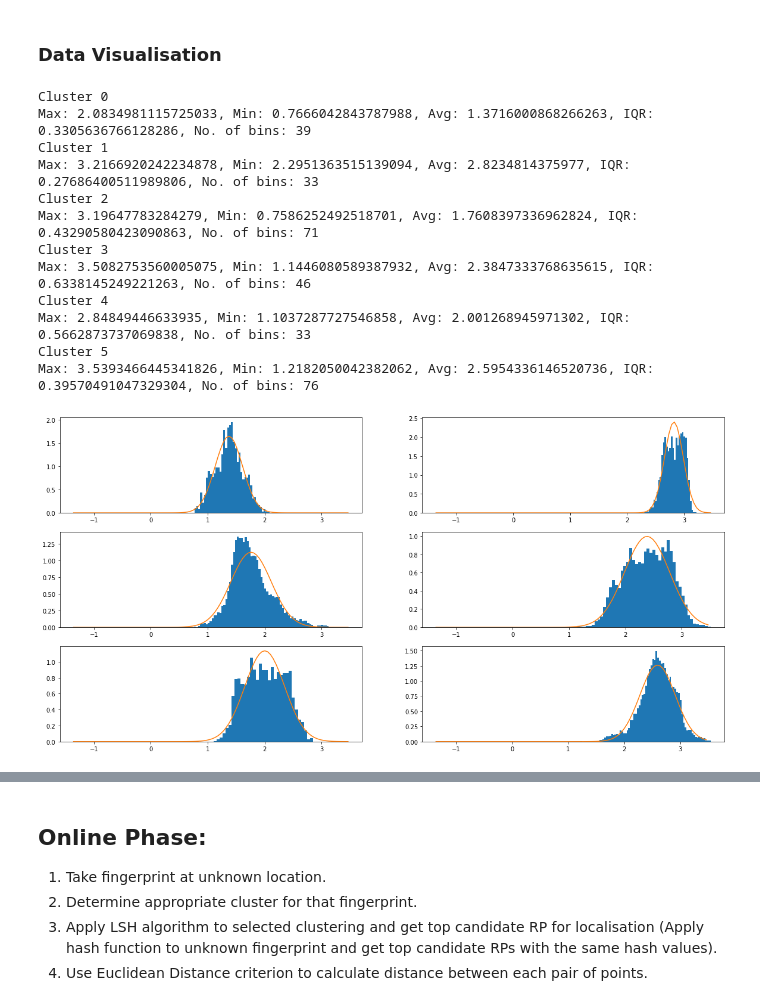
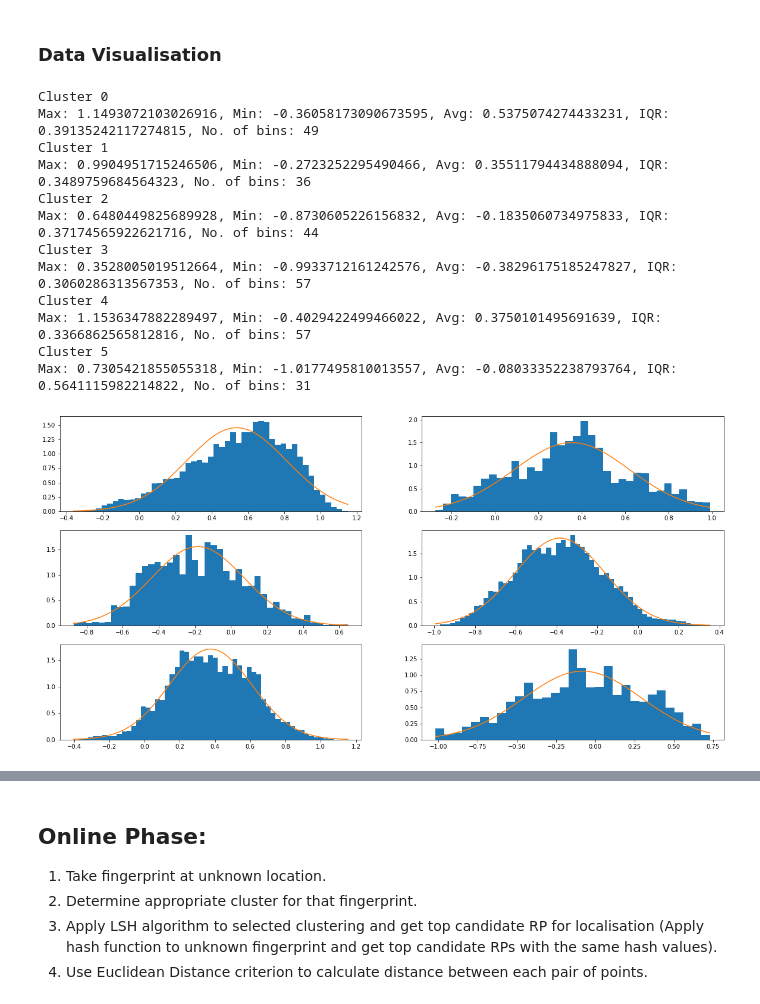
Before and after one commit to jinyangp/dso_localisation, a Jupyter notebook: wknn/model_wknn.ipynb, the cells around one changed output, grey strips where cells are left out. Drawn from its saved outputs; the diff is of its cells as text; code cells hidden in the pictures.

```diff
--- a/wknn/model_wknn.ipynb
+++ b/wknn/model_wknn.ipynb
@@ -269,7 +271,7 @@ for i in range(len(X_train)):
     processed_fp = {}
     processed_fp['coords_idx'] = y_train[i]
     processed_fp['cluster_no'] = label_arr[i]
-    processed_fp['fp'] = reduced_dims_features[i]
+    processed_fp['fp'] = X_train[i]
     processed_fp_db.append(processed_fp)
 
 print(len(processed_fp_db), processed_fp_db[0])
@@ -319,40 +321,41 @@ for i in range(3):
 
         # Determine the elements from each cluster
         print(f'Cluster {i + j}')
         cluster_rps = [rp for rp in processed_fp_db if rp['cluster_no'] == (i + j)]
 
         # Get distribution of scalar quantities for each poimt
         num_features = len(cluster_rps)
         scalar_res = np.zeros(shape = (num_features, 1), dtype = np.float64)
 
         for k in range(num_features):
             scalar_res[k] = np.dot(alpha_vector, cluster_rps[k]['fp'])
 
         (n, bins, patches) = axs[i][j - i].hist(scalar_res, bins = 'auto', density = True)
 #       print(f'Number of bins: {len(n)}, Data point count for each bin: {n}')
 
         max_val = np.amax(scalar_res)
         min_val = np.amin(scalar_res)
         avg_val = np.mean(scalar_res)
         q75, q25 = np.percentile(scalar_res, [75,25])
         iqr = q75 - q25
 
         print(f'Max: {max_val}, Min: {min_val}, Avg: {avg_val}, IQR: {iqr}, No. of bins: {len(n)}')
+        x = np.linspace(min_val, max_val, 100)
         axs[i][j - i].plot(x, norm.pdf(x, np.mean(scalar_res), np.std(scalar_res)))
 # %% [output]
 Cluster 0
-Max: 2.0834981115725033, Min: 0.7666042843787988, Avg: 1.3716000868266263, IQR: 0.3305636766128286, No. of bins: 39
+Max: 1.1493072103026916, Min: -0.36058173090673595, Avg: 0.5375074274433231, IQR: 0.39135242117274815, No. of bins: 49
 Cluster 1
-Max: 3.2166920242234878, Min: 2.2951363515139094, Avg: 2.8234814375977, IQR: 0.27686400511989806, No. of bins: 33
+Max: 0.9904951715246506, Min: -0.2723252295490466, Avg: 0.35511794434888094, IQR: 0.3489759684564323, No. of bins: 36
 Cluster 2
-Max: 3.19647783284279, Min: 0.7586252492518701, Avg: 1.7608397336962824, IQR: 0.43290580423090863, No. of bins: 71
+Max: 0.6480449825689928, Min: -0.8730605226156832, Avg: -0.1835060734975833, IQR: 0.37174565922621716, No. of bins: 44
 Cluster 3
-Max: 3.5082753560005075, Min: 1.1446080589387932, Avg: 2.3847333768635615, IQR: 0.6338145249221263, No. of bins: 46
+Max: 0.3528005019512664, Min: -0.9933712161242576, Avg: -0.38296175185247827, IQR: 0.3060286313567353, No. of bins: 57
 Cluster 4
-Max: 2.84849446633935, Min: 1.1037287727546858, Avg: 2.001268945971302, IQR: 0.5662873737069838, No. of bins: 33
+Max: 1.1536347882289497, Min: -0.4029422499466022, Avg: 0.3750101495691639, IQR: 0.3366862565812816, No. of bins: 57
 Cluster 5
-Max: 3.5393466445341826, Min: 1.2182050042382062, Avg: 2.5954336146520736, IQR: 0.39570491047329304, No. of bins: 76
+Max: 0.7305421855055318, Min: -1.0177495810013557, Avg: -0.08033352238793764, IQR: 0.5641115982214822, No. of bins: 31
-[figure, old version]
+[figure, new version]
 # %%
 # Generation of hash function
 # Let length r be (cluster max - cluster min) / 100
```
Also changed, not shown: parts of 13 cells of this notebook.
